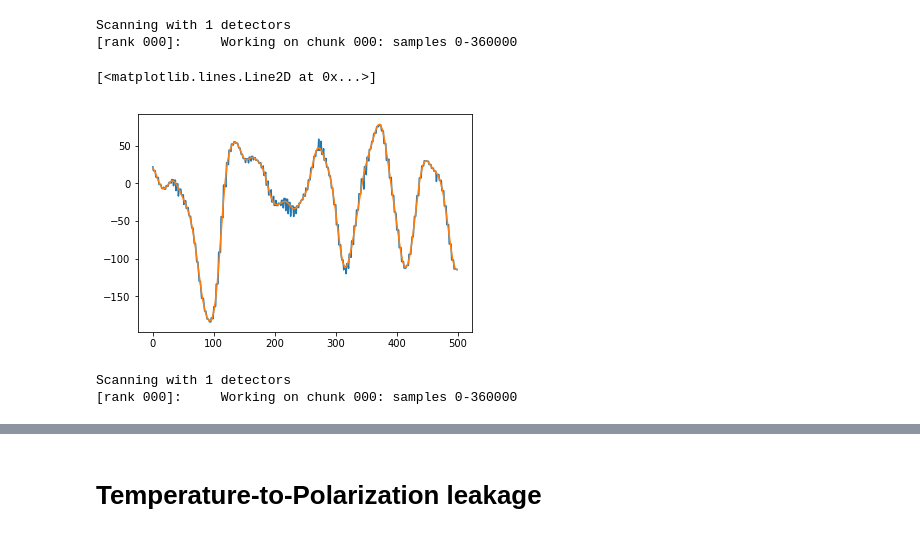
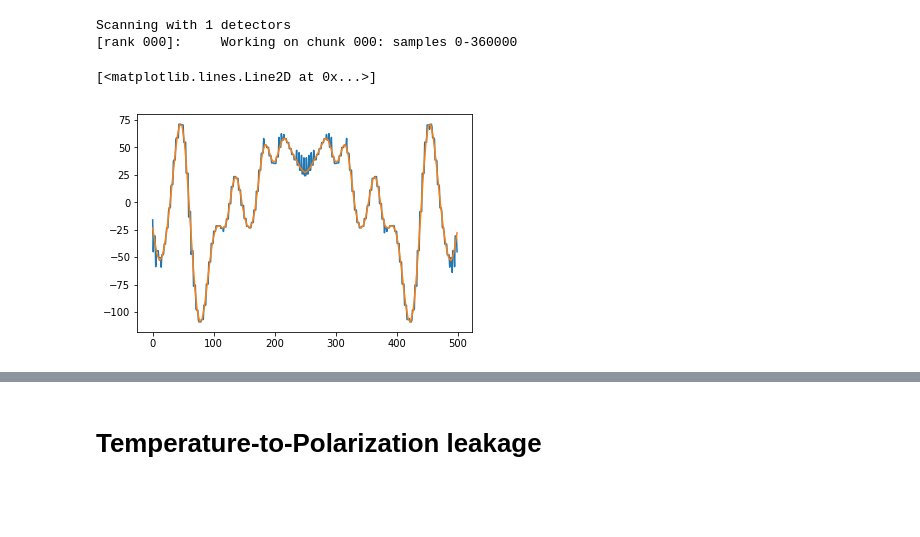
Before and after one commit to AdriJD/beamconv, a Jupyter notebook: notebooks/introduction.ipynb, the cells around one changed output, grey strips where cells are left out. Cells and saved outputs as stored; diff of their text form; code cells hidden in the pictures; blank space fills up the shorter version.

```diff
--- a/notebooks/introduction.ipynb
+++ b/notebooks/introduction.ipynb
@@ -28,9 +28,7 @@ beam_opts = dict(az=0,
                  fwhm=40,
                  btype='Gaussian',
                  lmax=800,
-                 mmax=5,
-                 po_file='../tests/test_data/example_blms/blm_hp_X1T1R1C8A_800_800.npy',
-                 eg_file='../tests/test_data/example_blms/blm_hp_eg_X1T1R1C8A_800_800.npy')
+                 mmax=2)
 beam = Beam(**beam_opts)
 print beam
 # %% [output]
@@ -75,8 +48,7 @@ In order to start simulating data we need to initialize a `ScanStrategy` instanc
 # %% [markdown]
 For simplicity we pick a preset location for the instrument (the south pole). For the scan strategy we mostly use the defaults but specify that we would like to simulate one hour of data at a 100 Hz sample rate.
 # %%
-#instr_opts = dict(location='spole')
-instr_opts = dict(lat=-90., lon=0.)
+instr_opts = dict(location='spole')
 scan_opts = dict(duration=3600,
                  sample_rate=100)
 scan_opts.update(instr_opts)
@@ -116,5 +84,5 @@ Note that `scan_instrument_mpi` will also work with more than one detector on th
 
 Because we have only a single detector, we can separate the inverse spherical harmonic transforms and the scanning. To do so, we first call the `init_detpair` function. This will populate the beam-convolved `spinmaps` (and might take 1 - 10 sec). If we then call  `scan_instrument_mpi` with `reuse_spinmaps=True` it will use the precomputed `spinmaps`.
 # %%
-S.set_btypes('Gaussian')
-S.init_detpair(alm, S.beams[0][0], beam_b=None, nside_spin=512, verbose=False)
+beam = S.beams[0][0]
+S.init_detpair(alm, beam, beam_b=None, nside_spin=512, verbose=False)
@@ -172,15 +101,15 @@ hp.cartview(pmap, rot=[0, -90, 0], lonra=[-20, 20], latra=[0, 30])
 # %% [markdown]
 We can rerun with the `interp` option set to True to use bi-linear interpolation while sampling the beam-convolved maps in order to make the data look smoother.
 # %%
-S.scan_instrument_mpi(alm, binning=False, reuse_spinmaps=True, interp=True, **const_el_opts)
-tod_interp = S.tod.copy()
+S.scan_instrument_mpi(alm, binning=False, reuse_spinmaps=True, interp=True, save_tod=True, **const_el_opts)
+tod_interp = S.data(S.chunks[0], beam=beam, data_type='tod')
 # %% [output]
 Scanning with 1 detectors
 [rank 000]:     Working on chunk 000: samples 0-360000
 # %%
 fig, ax = plt.subplots()
-ax.plot(tod_raw[:500])
+ax.plot(tod[:500])
 ax.plot(tod_interp[:500])
 # %% [output]
 [<matplotlib.lines.Line2D at 0x...>]
-[figure, old version]
+[figure, new version]
@@ -190,6 +115,0 @@ S.init_detpair(alm, S.beams[0][0], beam_b=None, nside_spin=512, verbose=True)
-# %%
-S.scan_instrument_mpi(alm, binning=False, reuse_spinmaps=True, interp=True, **const_el_opts)
-tod_interp_po = S.tod.copy()
-# %% [output]
-Scanning with 1 detectors
-[rank 000]:     Working on chunk 000: samples 0-360000
```
Also changed, not shown: parts of 30 cells of this notebook.
